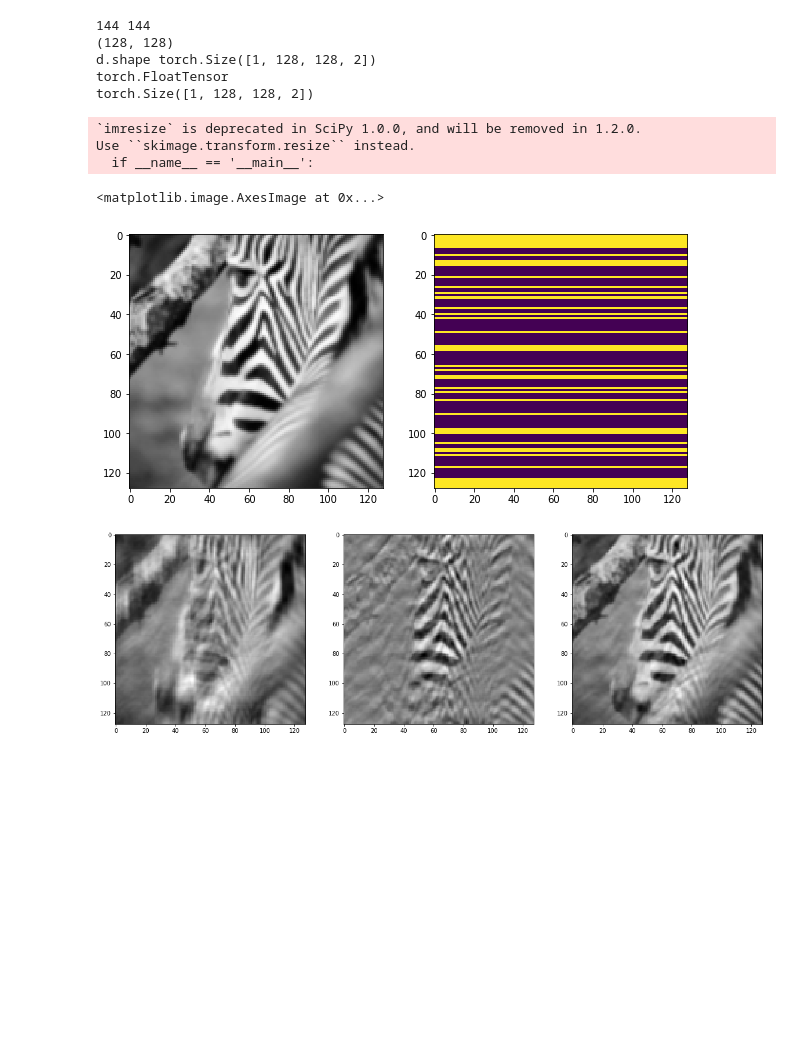
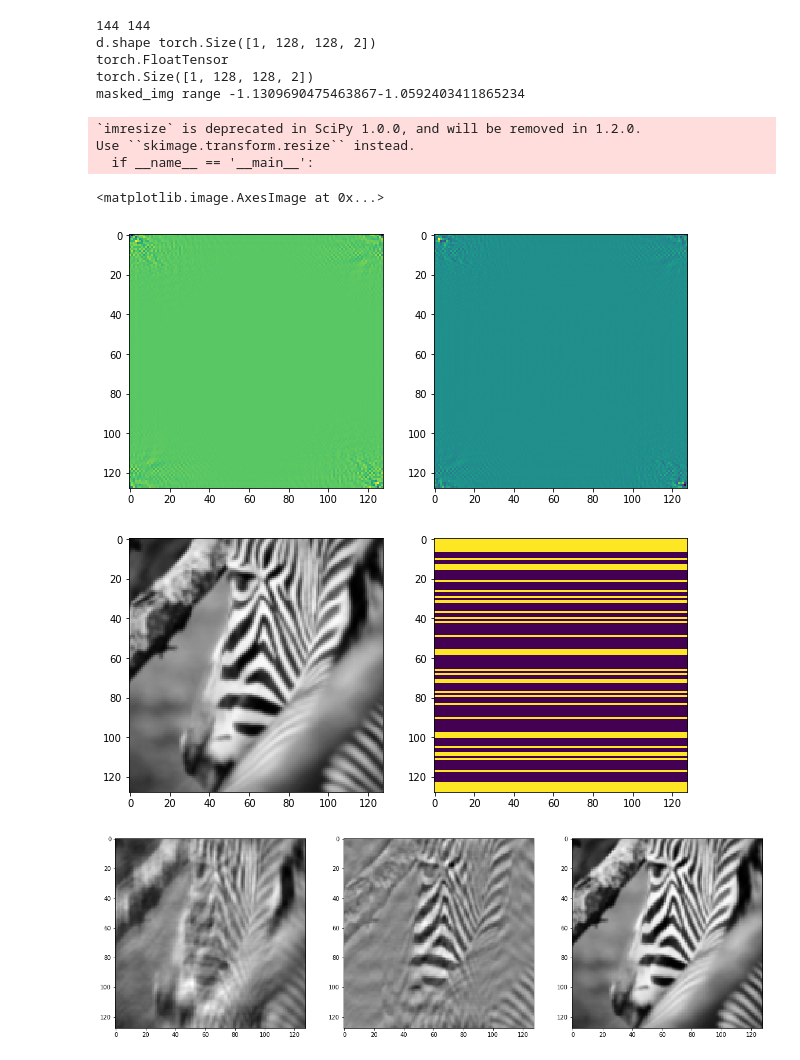
Before and after one commit to facebookresearch/active-mri-acquisition, a Jupyter notebook: small_tests.ipynb, the cells around one changed output. Saved outputs shown, nothing was run; the diff lists cells and outputs as text; code cells hidden in the pictures; blank space fills up the shorter version.

```diff
--- a/small_tests.ipynb
+++ b/small_tests.ipynb
@@ -69,14 +69,10 @@ def build_mask(shape, ratio, subsampling_type='hf_focused', center_fraction=0.1)
 
     return img_mask_np
 
-def gen_kspace_mask(shape, ratio, lowfreq_ratio):
+def gen_kspace_mask(shape, ratio=0.25, mask_low_freqs = 5):
 
     h, w = shape
-#     mask_low_freqs = int(np.ceil(int(lowfreq_ratio * h) / 2))
-    mask_low_freqs = 5
-#     frac = ratio - mask_low_freqs*2/h
-    frac = 0.25
-    mask_fft = (np.random.RandomState(42).rand(h) < frac).astype(np.float32)
+    mask_fft = (np.random.RandomState(42).rand(h) < ratio).astype(np.float32)
     mask_fft[:mask_low_freqs] = mask_fft[-mask_low_freqs:] = 1
     mask_fft = torch.from_numpy(mask_fft).view(1, h, 1, 1).expand(1,h,w,2)
 
@@ -93,56 +89,70 @@ print(h, w)
 gim = misc.imresize(gim,(h,w)) / 255
 gim = gim[8:-8,8:-8]
 h, w = 128, 128
-print(gim.shape)
 im_tensor = torch.from_numpy(gim).float()
-
-im_tensor.mul_(2).div_(1)
+im_tensor.mul_(2).add_(-1)
+im_tensor.clamp_(-1,1)
 # mask = build_mask((1,h,w,2), 4, subsampling_type='lf_focused', center_fraction=0.2).astype(np.float32)
 # print('mask size', mask.shape)
 
-# lowfreq_ratio = 0.8
-mask_fft = gen_kspace_mask([h,w], 0.25, lowfreq_ratio*0.25)
+mask_fft = gen_kspace_mask([h,w], 0.25)
 mask = mask_fft.float().numpy()
 
 d = torch.rfft(im_tensor.view(1,h,w), 2, onesided=False)
+plt.figure(figsize=(10,5))
+plt.subplot(121)
+plt.imshow(d[0][:,:,0])
+plt.subplot(122)
+plt.imshow(d[0][:,:,1])
 print('d.shape', d.shape)
-img = torch.irfft(d, 2, onesided=False)
+# img = torch.ifft(d, 2, onesided=False)
 # print(img.data.shape)
 plt.figure(figsize=(10,30))
 plt.subplot(1,2,1)
 plt.imshow(im_tensor, cmap='gray')
 plt.subplot(1,2,2)
 plt.imshow(mask[0,:,:,0])
 mask_tensor = torch.from_numpy(mask)
 print(d.type())
 masked_mask_tensor = d * (mask_tensor)
 # inverse mask and ifft
 inv_masked_mask_tensor = d * (1-mask_tensor)
 print(masked_mask_tensor.shape)
 # masked_img = torch.irfft(masked_mask_tensor, 2, onesided=False)
 
-masked_img = torch.ifft(masked_mask_tensor, 2)
-masked_img = masked_img[:,:,:,0]
+masked_imgf = torch.ifft(masked_mask_tensor, 2)
+masked_img = masked_imgf[:,:,:,0]
+
+print('masked_img range {}-{}'.format(masked_img.min(), masked_img.max()))
 # print(masked_img.shape)
 # masked_img = torch.fFloatTensor(gaussian_filter(masked_img.data, sigma=0.4)) # apply
-inv_masked_img = torch.irfft(inv_masked_mask_tensor, 2, onesided=False)
-
+inv_masked_imgf = torch.ifft(inv_masked_mask_tensor, 2)
+inv_masked_img = inv_masked_imgf[:,:,:,0]
 plt.figure(figsize=(20,50))
 plt.subplot(131)
 plt.imshow(masked_img[0], cmap='gray')
 plt.subplot(132)
 plt.imshow(inv_masked_img[0], cmap='gray')
 plt.subplot(133)
 plt.imshow(masked_img[0]  + inv_masked_img[0], cmap='gray')
+
+
+
+merge = masked_imgf[0]  + inv_masked_imgf[0]
+plt.figure(figsize=(10,10))
+
+_fft_masked_img = torch.fft(masked_imgf,2)
+plt.imshow(_fft_masked_img[0,:,:,0], cmap='gray')
 # %% [output]
 144 144
-(128, 128)
 d.shape torch.Size([1, 128, 128, 2])
 torch.FloatTensor
 torch.Size([1, 128, 128, 2])
+masked_img range -1.1309690475463867-1.0592403411865234
 `imresize` is deprecated in SciPy 1.0.0, and will be removed in 1.2.0.
 Use ``skimage.transform.resize`` instead.
   if __name__ == '__main__':
 <matplotlib.image.AxesImage at 0x...>
-[figure, old version]
+[figure, new version]
-[figure, old version]
+[figure, new version]
+[figure, added]
```
Also changed, not shown: parts of 11 cells of this notebook, 25 other files.
